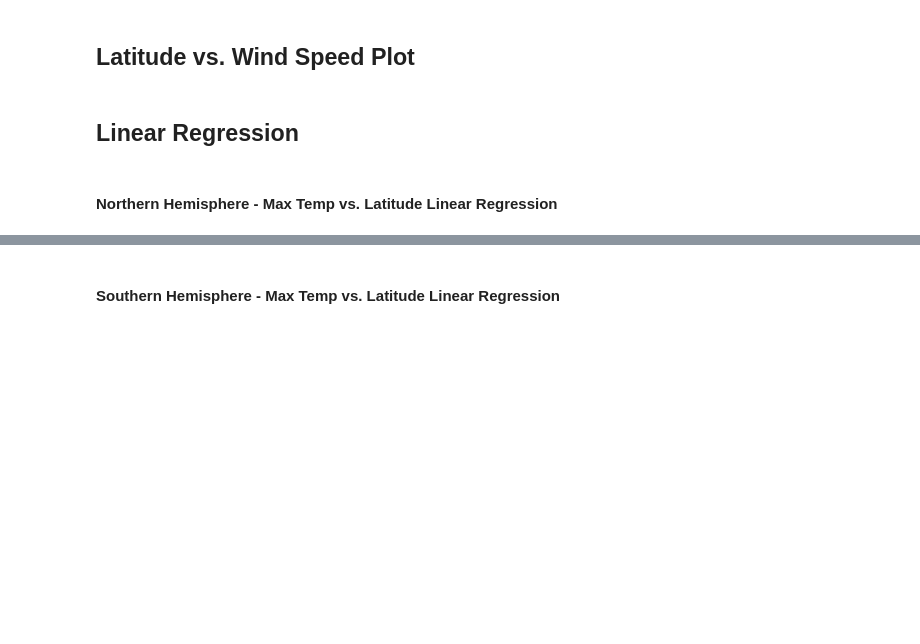
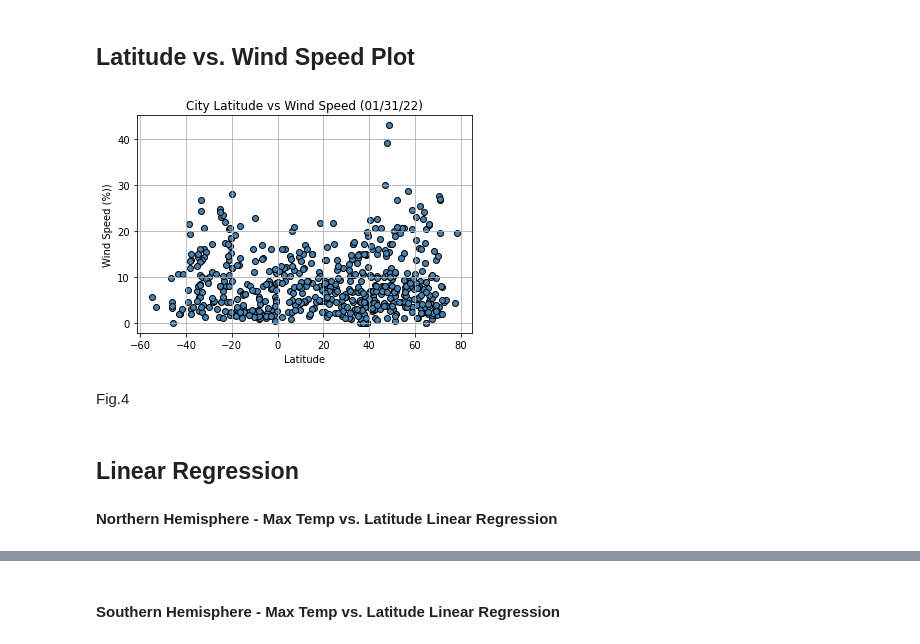
Before and after one commit to mchrzanowski27/python-api-challenge, a Jupyter notebook: WeatherPy/WeatherPy.ipynb, the cells around one changed output, grey strips where cells are left out. Saved outputs shown, nothing was run; the diff lists cells and outputs as text; code cells hidden in the pictures; blank space fills up the shorter version.

```diff
--- a/WeatherPy/WeatherPy.ipynb
+++ b/WeatherPy/WeatherPy.ipynb
@@ -83,4 +245,17 @@ Skip this step if there are no cities that have humidity > 100%.
 # %% [markdown]
 ## Latitude vs. Wind Speed Plot
+# %%
+#Latitude vs Wind Speed scatter plot
+plt.scatter(weather_data["Lat"], weather_data["Wind Speed"], color = "steelblue", edgecolor = "black")
+
+plt.title("City Latitude vs Wind Speed (01/31/22)")
+plt.xlabel("Latitude")
+plt.ylabel("Wind Speed (%))")
+plt.grid(True)
+plt.savefig("../Images/City Latitude vs Wind Speed.png")
+# %% [output]
+[figure, added]
+# %% [markdown]
+Fig.4
 # %% [markdown]
 ## Linear Regression
@@ -87,2 +267,2 @@ Skip this step if there are no cities that have humidity > 100%.
 # %% [markdown]
-####  Northern Hemisphere - Max Temp vs. Latitude Linear Regression
+<b> Northern Hemisphere - Max Temp vs. Latitude Linear Regression
```
Also changed, not shown: parts of 32 cells of this notebook, 15 other files.
